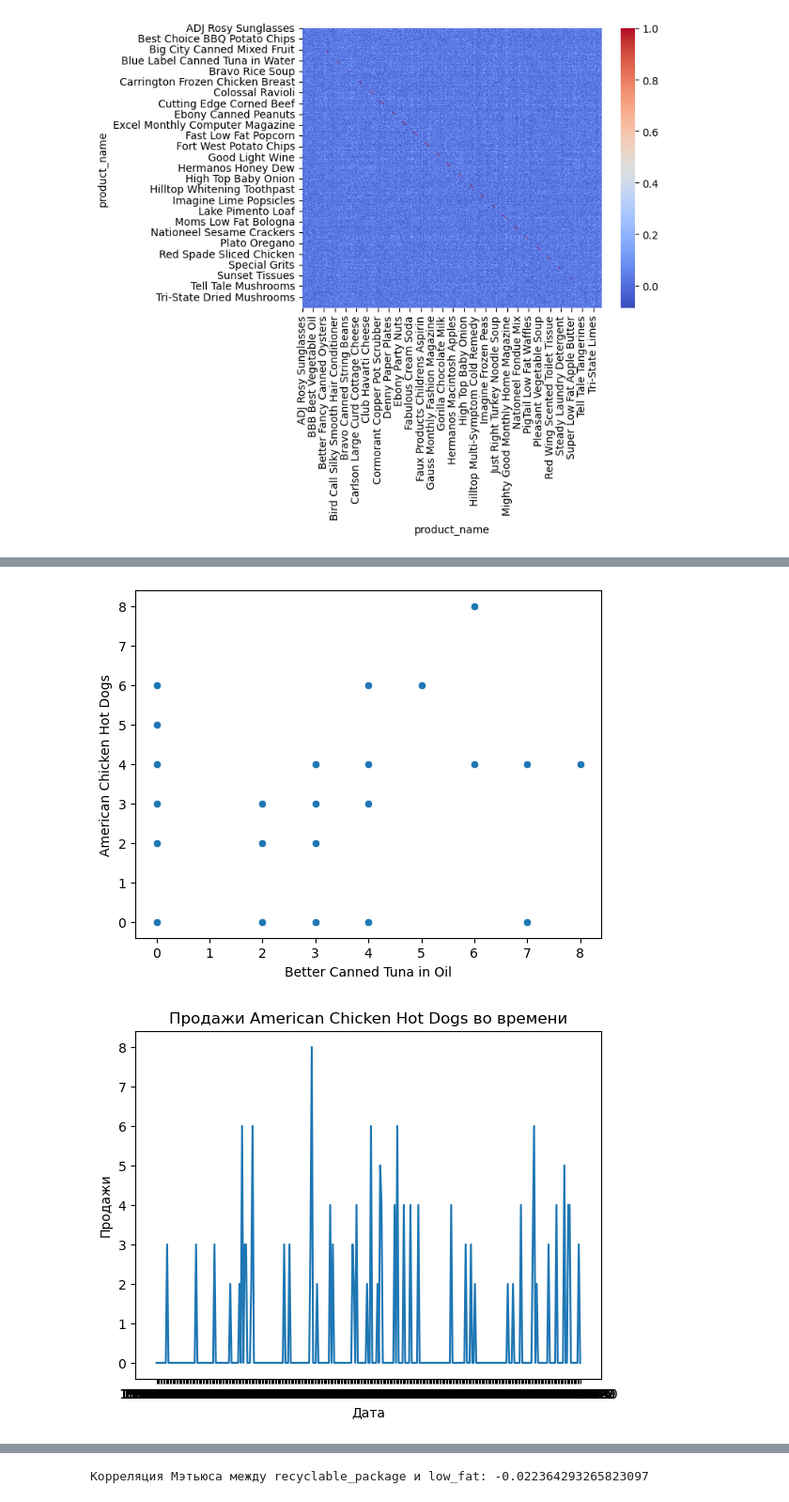
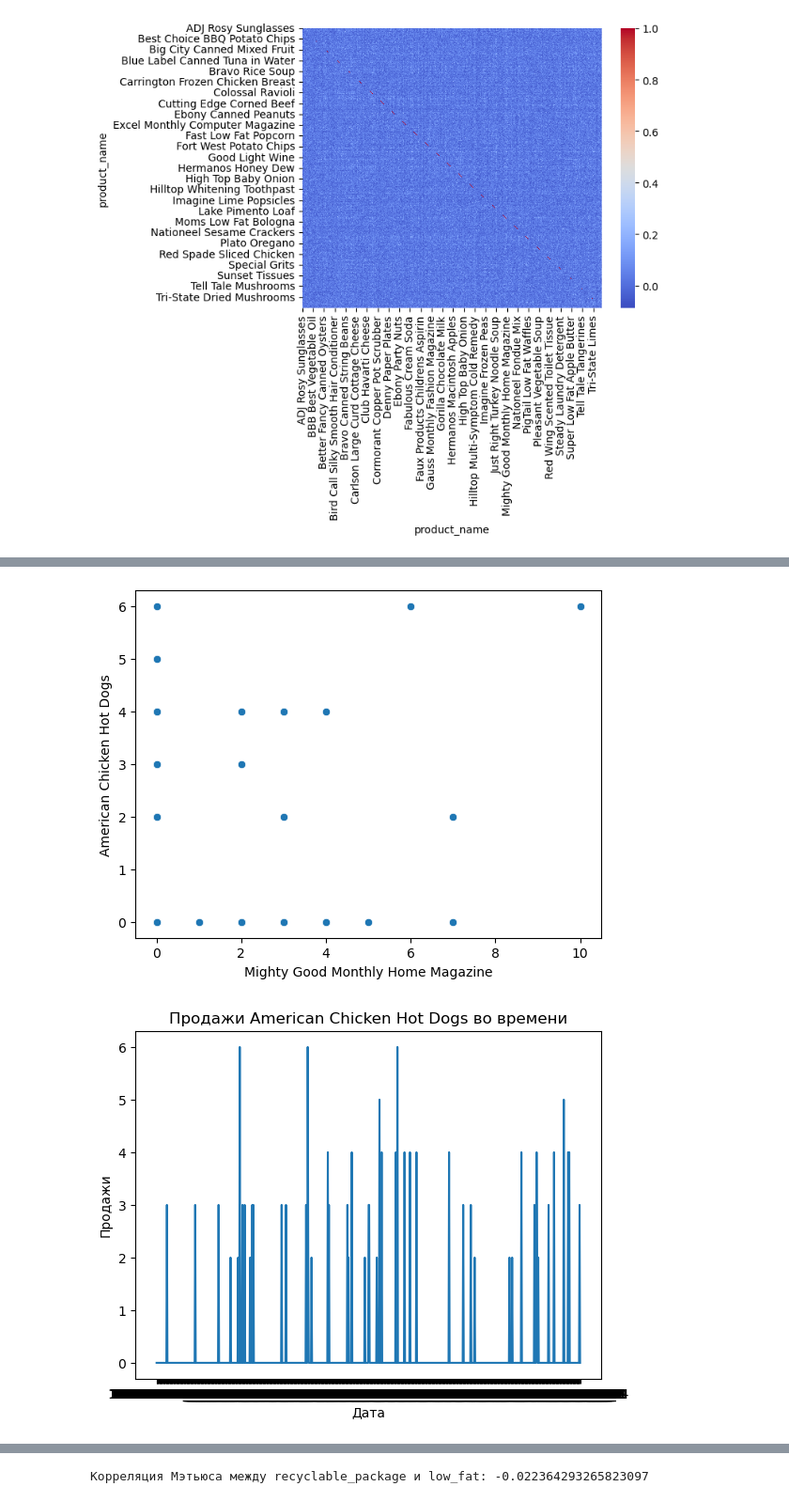
Before and after one commit to Erygfry/DataScience_HW, a Jupyter notebook: HW_4/Задание 1. Корреляция.ipynb, the cells around one changed output, grey strips where cells are left out. Shown at 94% size. Cells and saved outputs as stored; diff of their text form; code cells hidden in the pictures.

```diff
--- a/HW_4/Задание 1. Корреляция.ipynb
+++ b/HW_4/Задание 1. Корреляция.ipynb
@@ -102,17 +102,17 @@ print(f"Большая корреляция с {most_correlated_spearman} по
 # %%
-sales_target_product = df_pivot['American Chicken Hot Dogs']
-sales_correlated_product = df_pivot[most_correlated_pearson]
+sales_target_product = sparse_sales['American Chicken Hot Dogs']
+sales_correlated_product = sparse_sales[most_correlated_pearson]
 
 sns.scatterplot(x=sales_correlated_product, y = sales_target_product)
 plt.show()
 # %% [output]
-[figure, old version]
+[figure, new version]
 # %%
-plt.plot(sales_target_product.index, sales_target_product.values)
+plt.plot(sales_target_product.index.map(lambda x: f"{x[0]}_{x[1]}"), sales_target_product.values)
 plt.title(f'Продажи American Chicken Hot Dogs во времени')
 plt.xlabel('Дата')
 plt.ylabel('Продажи')
 plt.show()
 # %% [output]
-[figure, old version]
+[figure, new version]
 # %%
```
Also changed, not shown: parts of 2 cells of this notebook.
